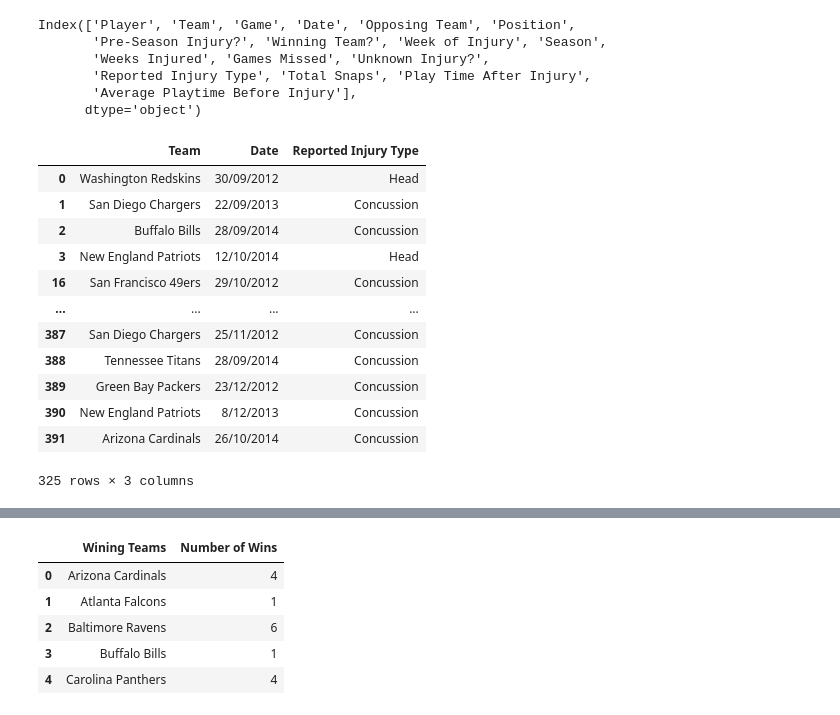
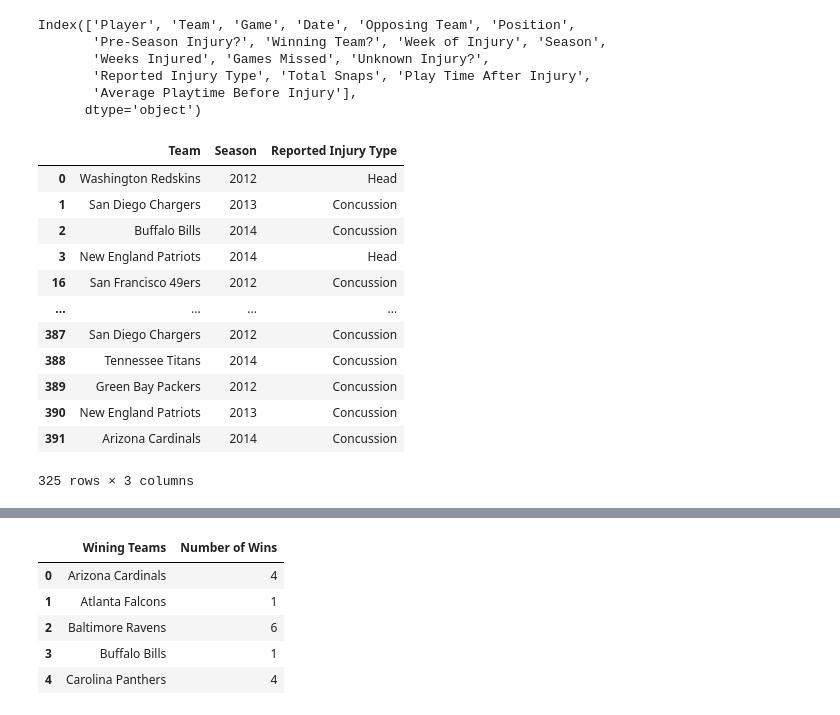
Before and after one commit to DunieCarrasco/nfl_concussion_analysis, a Jupyter notebook: win_lose_visualization.ipynb, the cells around one changed output, grey strips where cells are left out. Saved outputs shown, nothing was run; the diff lists cells and outputs as text; code cells hidden in the pictures.

```diff
--- a/win_lose_visualization.ipynb
+++ b/win_lose_visualization.ipynb
@@ -166,20 +166,20 @@ Index(['Player', 'Team', 'Game', 'Date', 'Opposing Team', 'Position',
        'Average Playtime Before Injury'],
       dtype='object')
 # %%
-team_concussion = clean_concussion_2012_2014.loc[:,['Team', 'Date', 'Reported Injury Type' ,]]
+team_concussion = clean_concussion_2012_2014.loc[:,['Team', 'Season', 'Reported Injury Type' ,]]
 team_concussion
 # %% [output]
-|  | Team | Date | Reported Injury Type |
-| 0 | Washington Redskins | 30/09/2012 | Head |
-| 1 | San Diego Chargers | 22/09/2013 | Concussion |
-| 2 | Buffalo Bills | 28/09/2014 | Concussion |
-| 3 | New England Patriots | 12/10/2014 | Head |
-| 16 | San Francisco 49ers | 29/10/2012 | Concussion |
+|  | Team | Season | Reported Injury Type |
+| 0 | Washington Redskins | 2012 | Head |
+| 1 | San Diego Chargers | 2013 | Concussion |
+| 2 | Buffalo Bills | 2014 | Concussion |
+| 3 | New England Patriots | 2014 | Head |
+| 16 | San Francisco 49ers | 2012 | Concussion |
 | ... | ... | ... | ... |
-| 387 | San Diego Chargers | 25/11/2012 | Concussion |
-| 388 | Tennessee Titans | 28/09/2014 | Concussion |
-| 389 | Green Bay Packers | 23/12/2012 | Concussion |
-| 390 | New England Patriots | 8/12/2013 | Concussion |
-| 391 | Arizona Cardinals | 26/10/2014 | Concussion |
+| 387 | San Diego Chargers | 2012 | Concussion |
+| 388 | Tennessee Titans | 2014 | Concussion |
+| 389 | Green Bay Packers | 2012 | Concussion |
+| 390 | New England Patriots | 2013 | Concussion |
+| 391 | Arizona Cardinals | 2014 | Concussion |
 325 rows × 3 columns
 # %%
```
Also changed, not shown: parts of 34 cells of this notebook, 5 other files.
